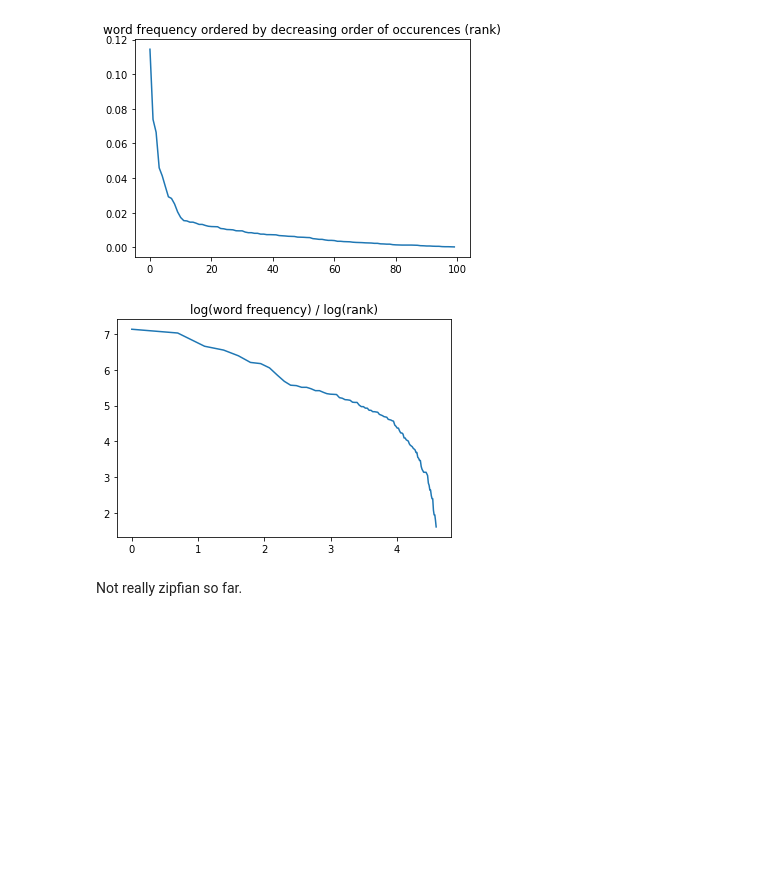
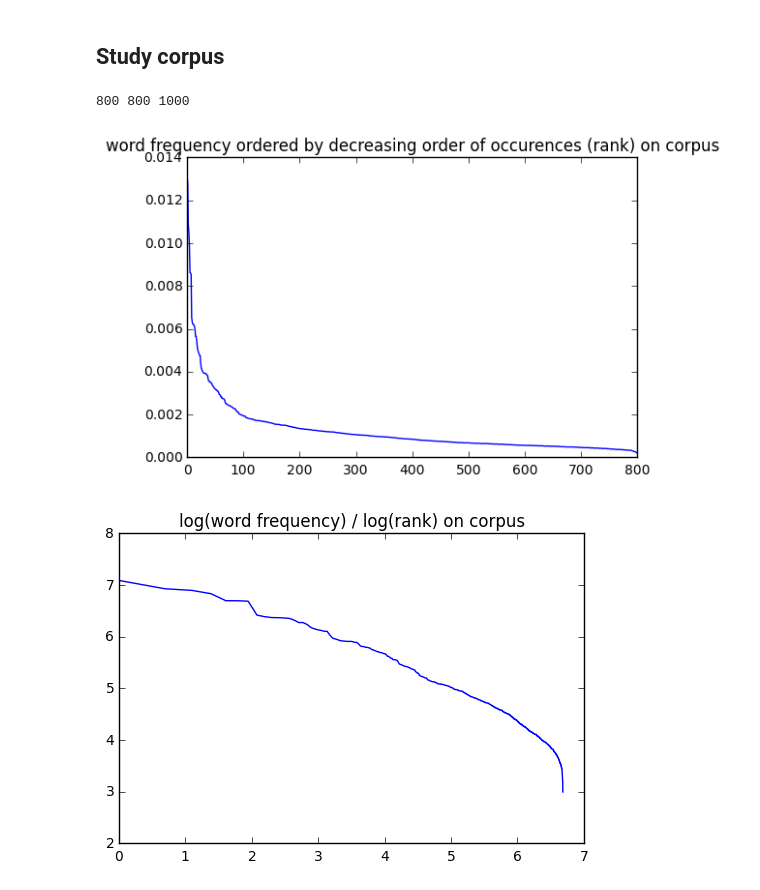
Before and after one commit to tombosc/dict_based_learning, a Jupyter notebook: visualize_toy_dataset.ipynb, the cells around one changed output. Saved outputs shown, nothing was run; the diff lists cells and outputs as text; code cells hidden in the pictures; blank space fills up the shorter version.

```diff
--- a/visualize_toy_dataset.ipynb
+++ b/visualize_toy_dataset.ipynb
@@ -28,32 +31,39 @@ sentences = [model.sample(np.random.choice(sentence_size)) for i in range(1, n_s
 # %%
 import matplotlib.pyplot as plt
 %matplotlib inline
+from collections import Counter
 
-# count tokens and their positions
-positions = np.zeros((V,sentence_size))
-unigram_counts = [0 for i in range(0, V)]
-for s in sentences:
-    for i,w in enumerate(s):
-        unigram_counts[w] += 1
-        positions[w, i] += 1
-ordered_count = sorted(unigram_counts, reverse=True)
-total_word_count = sum(ordered_count)
-# compute empirical frequency
-ordered_freq = [float(oc)/total_word_count for oc in ordered_count]
+def summarize(sentences, V, label):
+    """
+    sentences: list of list of characters
+    V: vocabulary size
+    """
+    sentence_size = len(sentences[0])
+    # count tokens and their positions
+    #positions = np.zeros((V,sentence_size))
+    unigram_counts =  Counter()
+    for sentence in sentences:
+        for i,tok in enumerate(sentence):
+            unigram_counts[tok] += 1
+            #positions[w, i] += 1
 
-# TODO: compute variance using positions
+    ordered_count = [c for _, c in unigram_counts.most_common()]
+    total_word_count = sum(ordered_count)
+    # compute empirical frequency
+    ordered_freq = [float(oc)/total_word_count for oc in ordered_count]
+    print len(ordered_count), len(ordered_freq), V
+    plt.plot(range(len(ordered_freq)), ordered_freq)
+    plt.title("word frequency ordered by decreasing order of occurences (rank) on " + label)
+    plt.show()
+
+    plt.plot(np.log(range(len(ordered_freq))), np.log(ordered_count))
+    plt.title("log(word frequency) / log(rank) on " + label)
+    plt.show()
-# %%
-#print ordered_count
-
-plt.plot(range(0, V), ordered_freq)
-plt.title("word frequency ordered by decreasing order of occurences (rank)")
-plt.show()
-
-plt.plot(np.log(range(0, V)), np.log(ordered_count))
-plt.title("log(word frequency) / log(rank)")
-plt.show()
-# %% [output]
-[figure, removed]
-[figure, removed]
-# %% [markdown]
-Not really zipfian so far.
+# %% [markdown]
+## Study corpus
+# %%
+summarize(sentences, V, "corpus")
+# %% [output]
+800 800 1000
+[figure, added]
+[figure, added]
```
Also changed, not shown: parts of 6 cells of this notebook, 1 other file.
